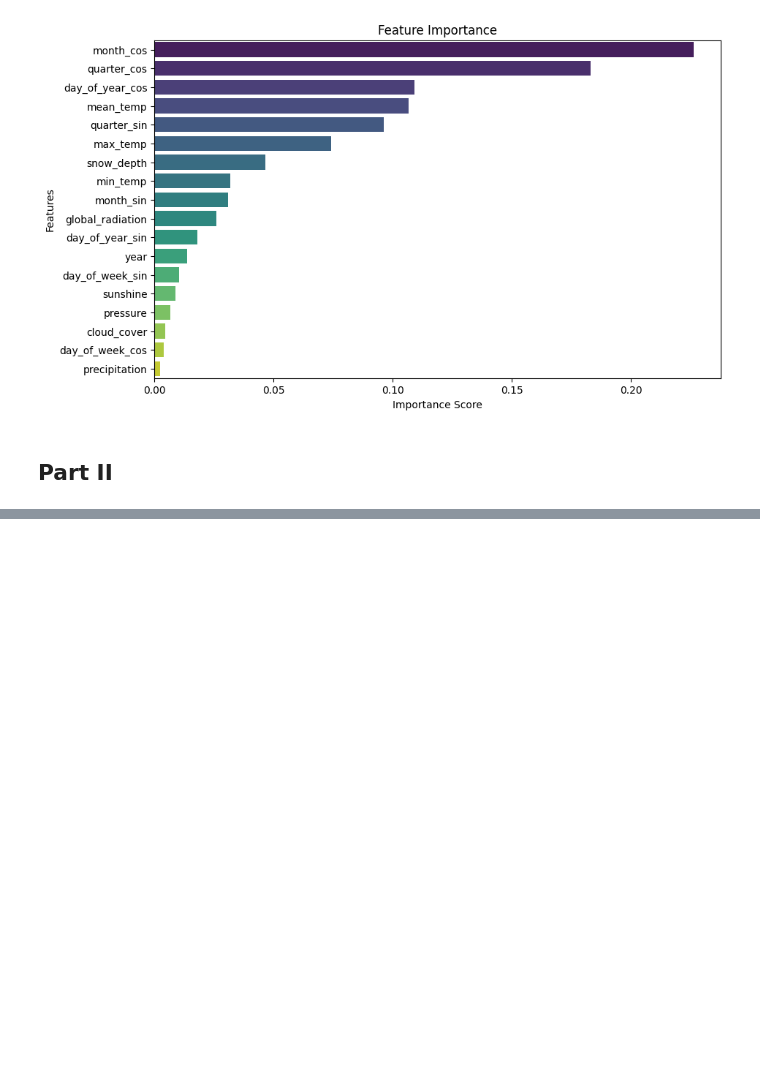
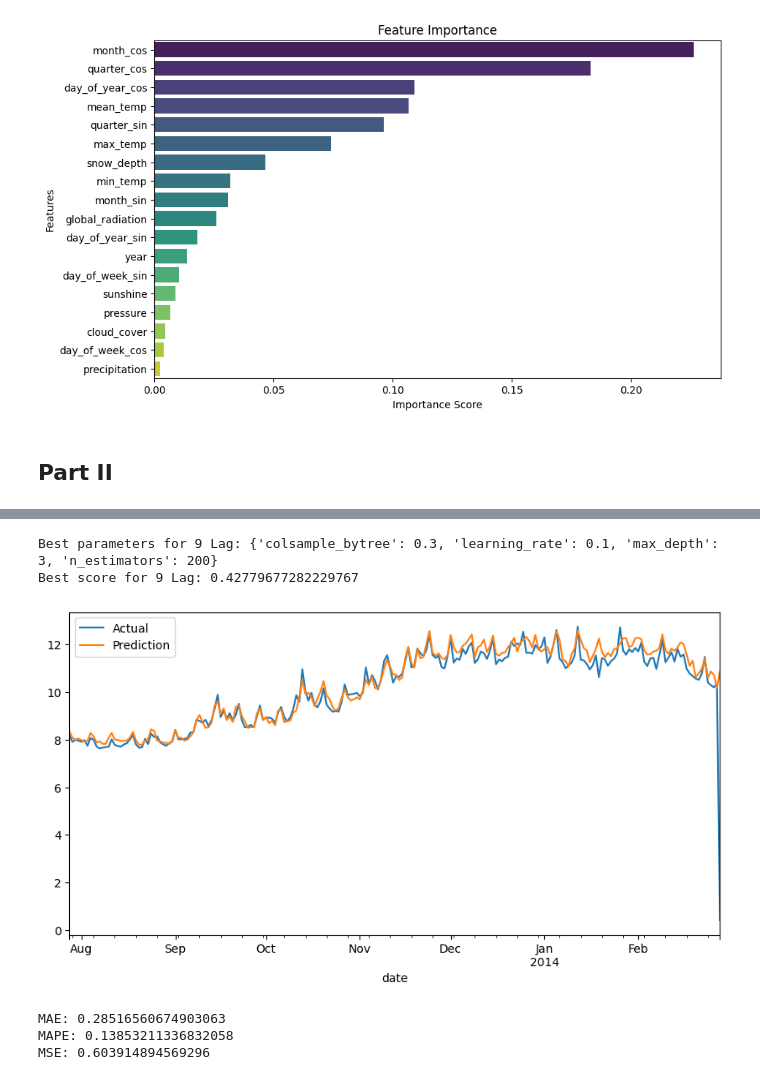
Before and after one commit to msfalif404/learn-ml-timeseries-1, a Jupyter notebook: learn_time_series.ipynb, the cells around one changed output, grey strips where cells are left out. Saved outputs shown, nothing was run; the diff lists cells and outputs as text; code cells hidden in the pictures; blank space fills up the shorter version.

```diff
--- a/learn_time_series.ipynb
+++ b/learn_time_series.ipynb
@@ -518,0 +687,20 @@ plt.show()
+# %%
+# Model dengan lag 9
+X_train_lag9 = training_data[
+    [
+        'day_of_week_sin', 'day_of_week_cos', 'day_of_year_sin', 'day_of_year_cos',
+        'month_sin', 'month_cos', 'quarter_sin', 'quarter_cos', 'year',
+        'cloud_cover', 'sunshine', 'global_radiation', 'max_temp', 'mean_temp',
+        'min_temp', 'precipitation', 'pressure', 'snow_depth',
+        'lag_1', 'lag_2', 'lag_3', 'lag_4', 'lag_5', 'lag_6', 'lag_7', 'lag_8', 'lag_9'
+    ]
+]
+X_test_lag9 = testing_data[
+    [
+        'day_of_week_sin', 'day_of_week_cos', 'day_of_year_sin', 'day_of_year_cos',
+        'month_sin', 'month_cos', 'quarter_sin', 'quarter_cos', 'year',
+        'cloud_cover', 'sunshine', 'global_radiation', 'max_temp', 'mean_temp',
+        'min_temp', 'precipitation', 'pressure', 'snow_depth',
+        'lag_1', 'lag_2', 'lag_3', 'lag_4', 'lag_5', 'lag_6', 'lag_7', 'lag_8', 'lag_9'
+    ]
+]
@@ -518,0 +738,9 @@ plt.show()
+# %%
+train_and_evaluate(X_train_lag9, y_train, X_test_lag9, y_test, '9 Lag')
+# %% [output]
+Best parameters for 9 Lag: {'colsample_bytree': 0.3, 'learning_rate': 0.1, 'max_depth': 3, 'n_estimators': 200}
+Best score for 9 Lag: 0.42779677282229767
+[figure, added]
+MAE: 0.28516560674903063
+MAPE: 0.13853211336832058
+MSE: 0.603914894569296
```
Also changed, not shown: parts of 13 cells of this notebook.
